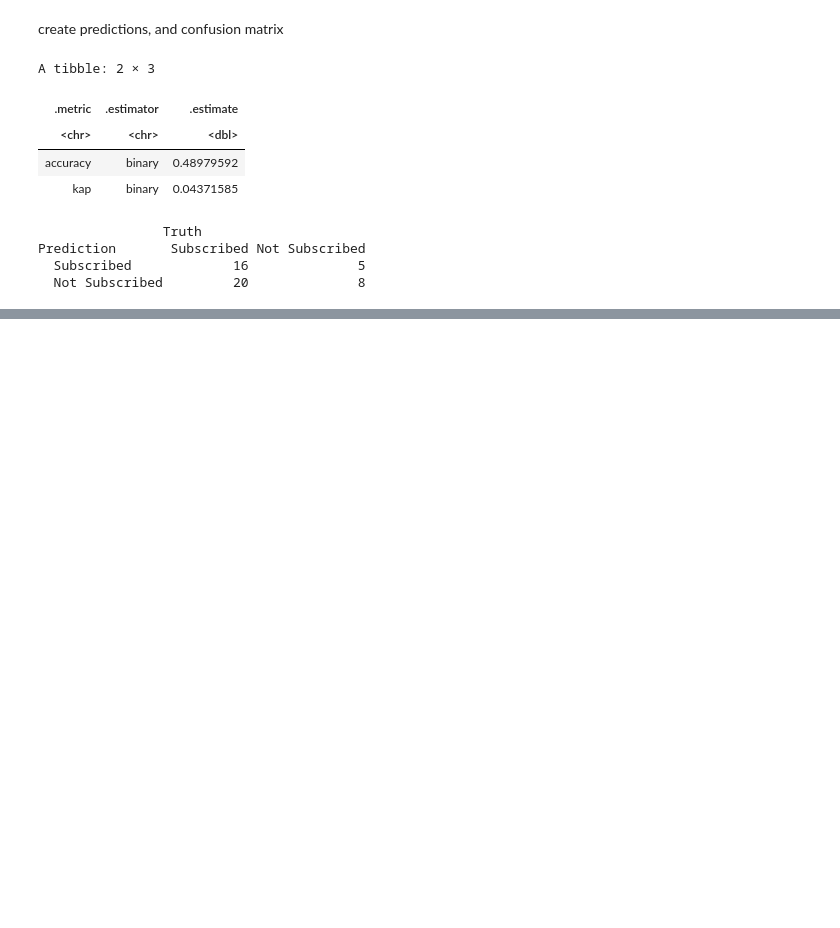
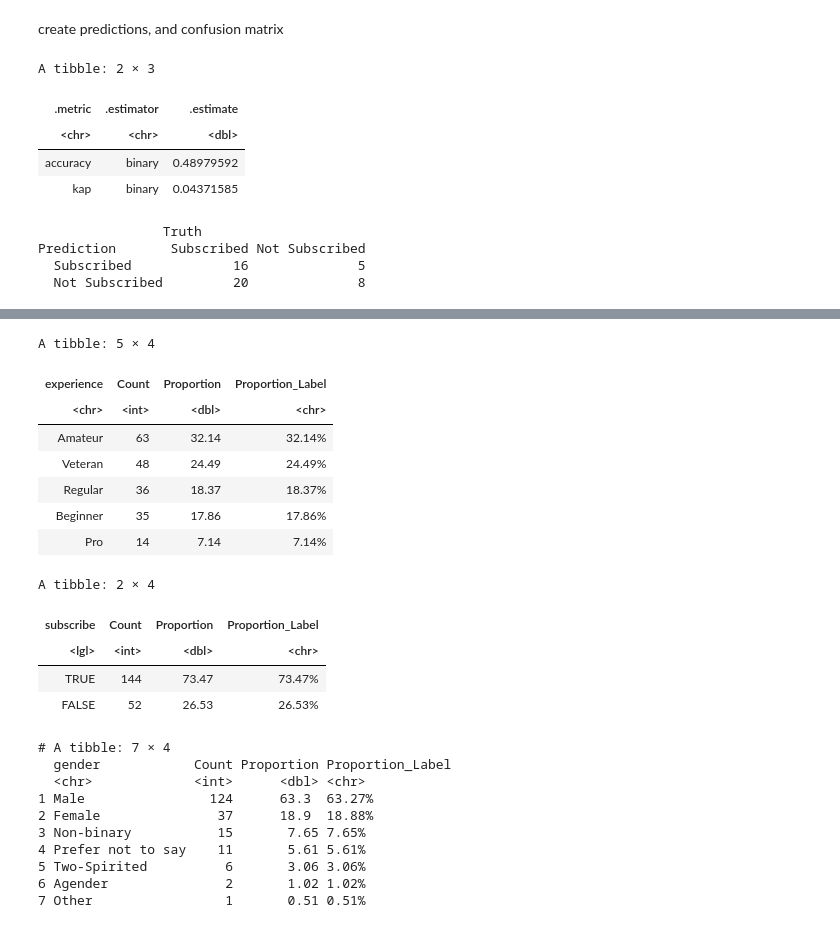
Before and after one commit to chrislee0530/group_23_project_final_report, a Jupyter notebook: group_23_project_final_report.ipynb, the cells around one changed output, grey strips where cells are left out. Cells and saved outputs as stored; diff of their text form; code cells hidden in the pictures; blank space fills up the shorter version.

```diff
--- a/group_23_project_final_report.ipynb
+++ b/group_23_project_final_report.ipynb
@@ -384,0 +432,61 @@ Prediction       Subscribed Not Subscribed
+# %%
+#Experience Level
+experience_summary <- players |>
+  group_by(experience) |>
+  summarise(Count = n()) |>
+  ungroup() |>
+  mutate(
+    Proportion = round(Count / sum(Count) * 100, 2),
+    Proportion_Label = paste0(Proportion, "%")
+  ) |>
+  arrange(desc(Count))
+
+#Subscription stat
+subscribe_summary <- players |>
+  group_by(subscribe) |>
+  summarise(Count = n()) |>
+  ungroup() |>
+  mutate(
+    Proportion = round(Count / sum(Count) * 100, 2),
+    Proportion_Label = paste0(Proportion, "%")
+  ) |>
+  arrange(desc(Count))
+
+#Gender distrbution
+gender_summary <- players |>
+  group_by(gender) |>
+  summarise(Count = n()) |>
+  ungroup() |>
+  mutate(
+    Proportion = round(Count / sum(Count) * 100, 2),
+    Proportion_Label = paste0(Proportion, "%")
+  ) |>
+  arrange(desc(Count))
+
+experience_summary
+subscribe_summary
+print(gender_summary, n=7) #print used to see all gender categories
+# %% [output]
+A tibble: 5 × 4
+| experience | Count | Proportion | Proportion_Label |
+| <chr> | <int> | <dbl> | <chr> |
+| Amateur | 63 | 32.14 | 32.14% |
+| Veteran | 48 | 24.49 | 24.49% |
+| Regular | 36 | 18.37 | 18.37% |
+| Beginner | 35 | 17.86 | 17.86% |
+| Pro | 14 | 7.14 | 7.14% |
+A tibble: 2 × 4
+| subscribe | Count | Proportion | Proportion_Label |
+| <lgl> | <int> | <dbl> | <chr> |
+| TRUE | 144 | 73.47 | 73.47% |
+| FALSE | 52 | 26.53 | 26.53% |
+# A tibble: 7 × 4
+  gender            Count Proportion Proportion_Label
+  <chr>             <int>      <dbl> <chr>
+1 Male                124      63.3  63.27%
+2 Female               37      18.9  18.88%
+3 Non-binary           15       7.65 7.65%
+4 Prefer not to say    11       5.61 5.61%
+5 Two-Spirited          6       3.06 3.06%
+6 Agender               2       1.02 1.02%
+7 Other                 1       0.51 0.51%
```
Also changed, not shown: parts of 5 cells of this notebook.
